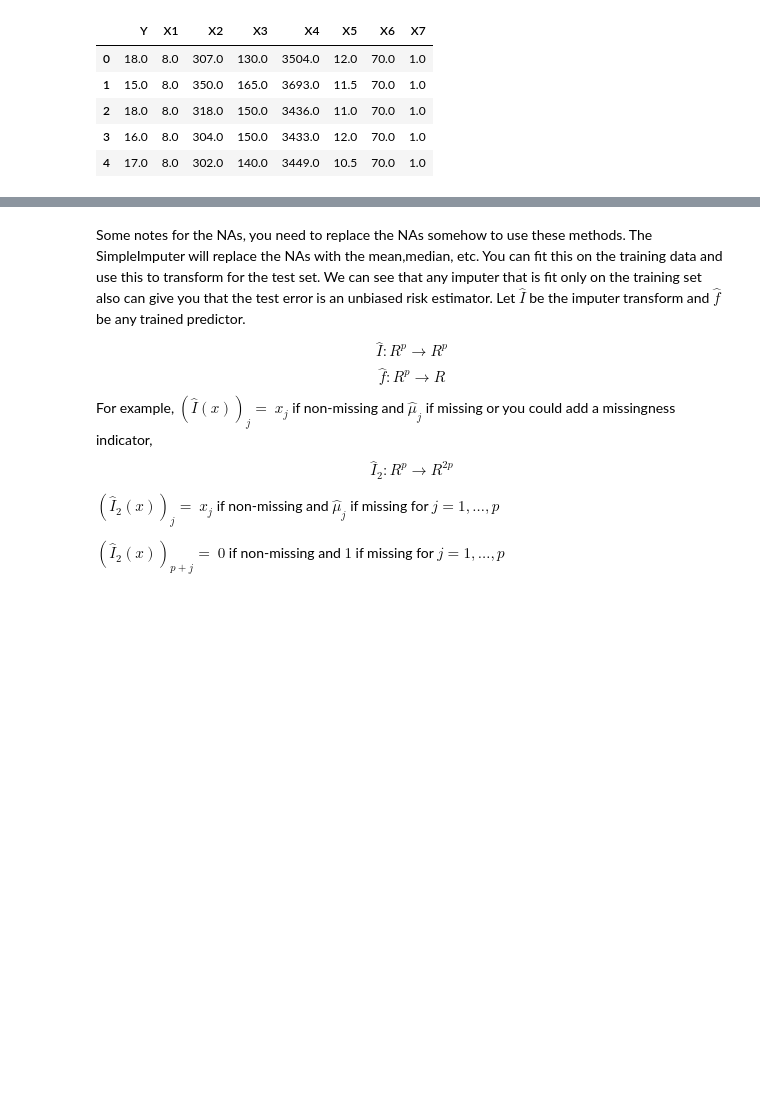
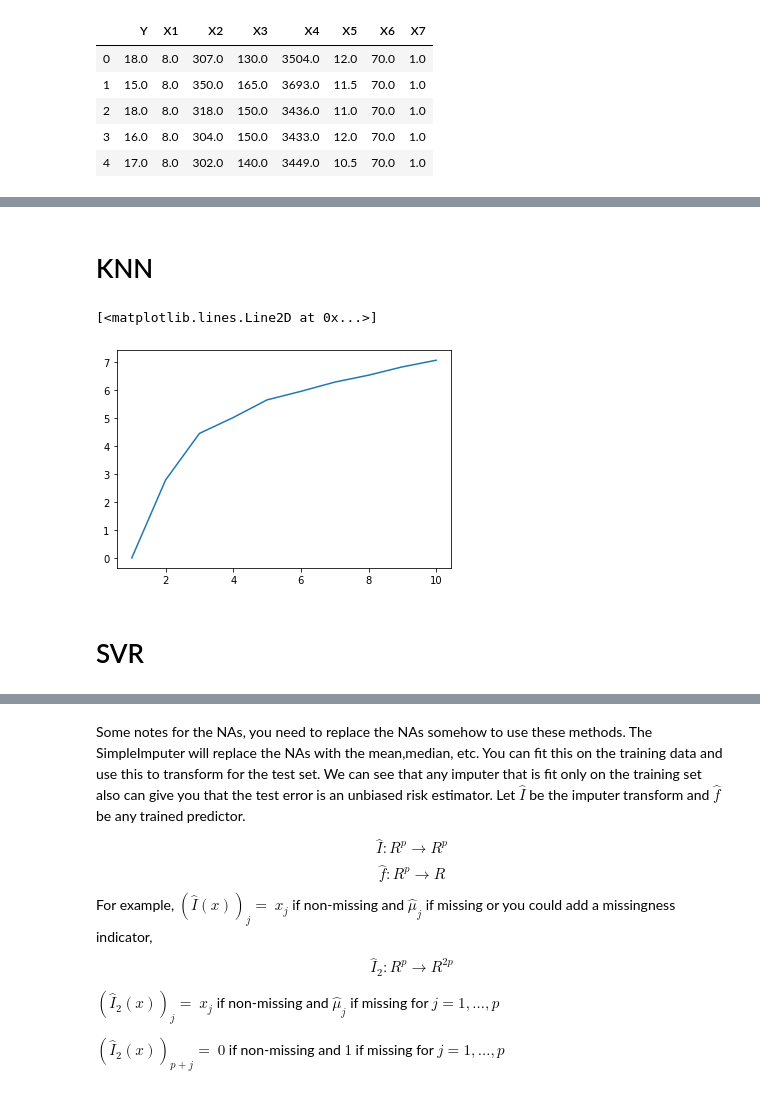
Before and after one commit to kvali7/Stat-ML-Playground, a Jupyter notebook: hw1/hw1.ipynb, the cells around one changed output, grey strips where cells are left out. Drawn from its saved outputs; the diff is of its cells as text; code cells hidden in the pictures; blank space fills up the shorter version.

```diff
--- a/hw1/hw1.ipynb
+++ b/hw1/hw1.ipynb
@@ -171,0 +269,12 @@ data_mat.head()
+# %% [markdown]
+# KNN
+# %%
+knnModels = [KNeighborsRegressor(n_neighbors = K).fit(X_std,y) for K in range (1,11)]
+
+mseKNN = [metrics.mean_squared_error(y,m.predict(X_std)) for m in knnModels]
+plt.plot( range (1,11), mseKNN)
+# %% [output]
+[<matplotlib.lines.Line2D at 0x...>]
+[figure, added]
+# %% [markdown]
+# SVR
```
Also changed, not shown: parts of 19 cells of this notebook.
